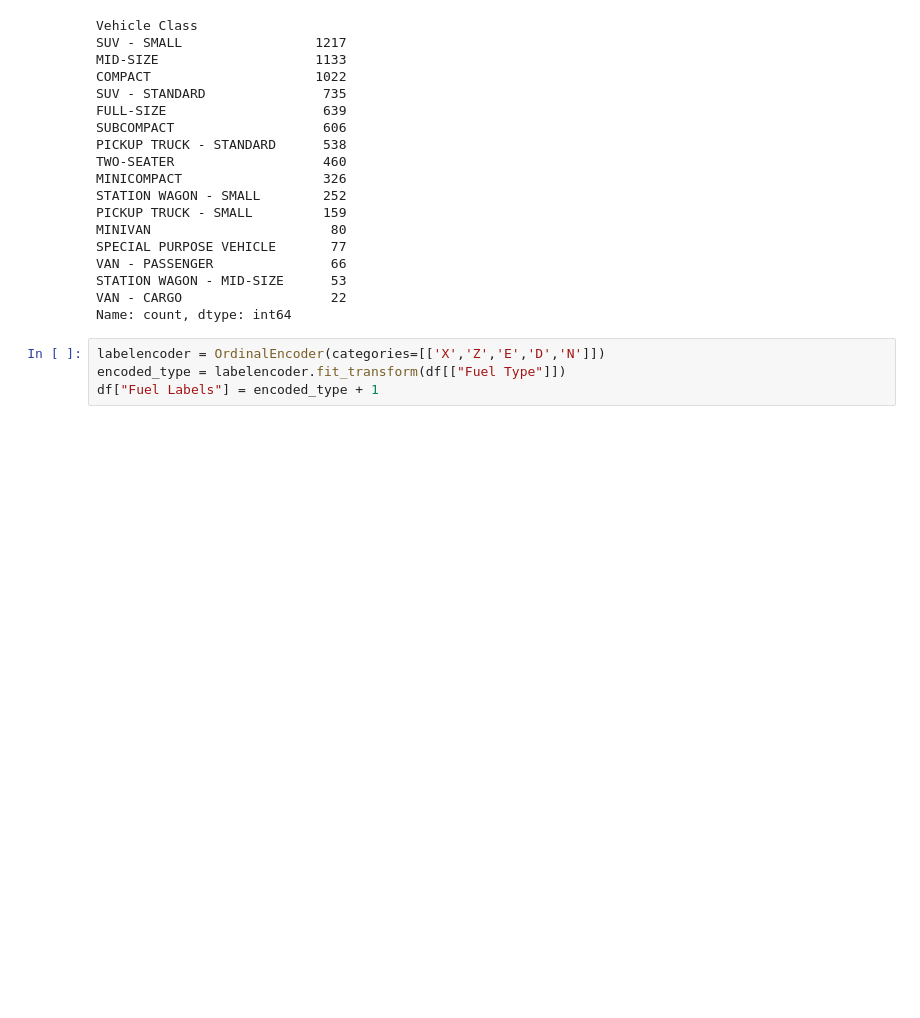
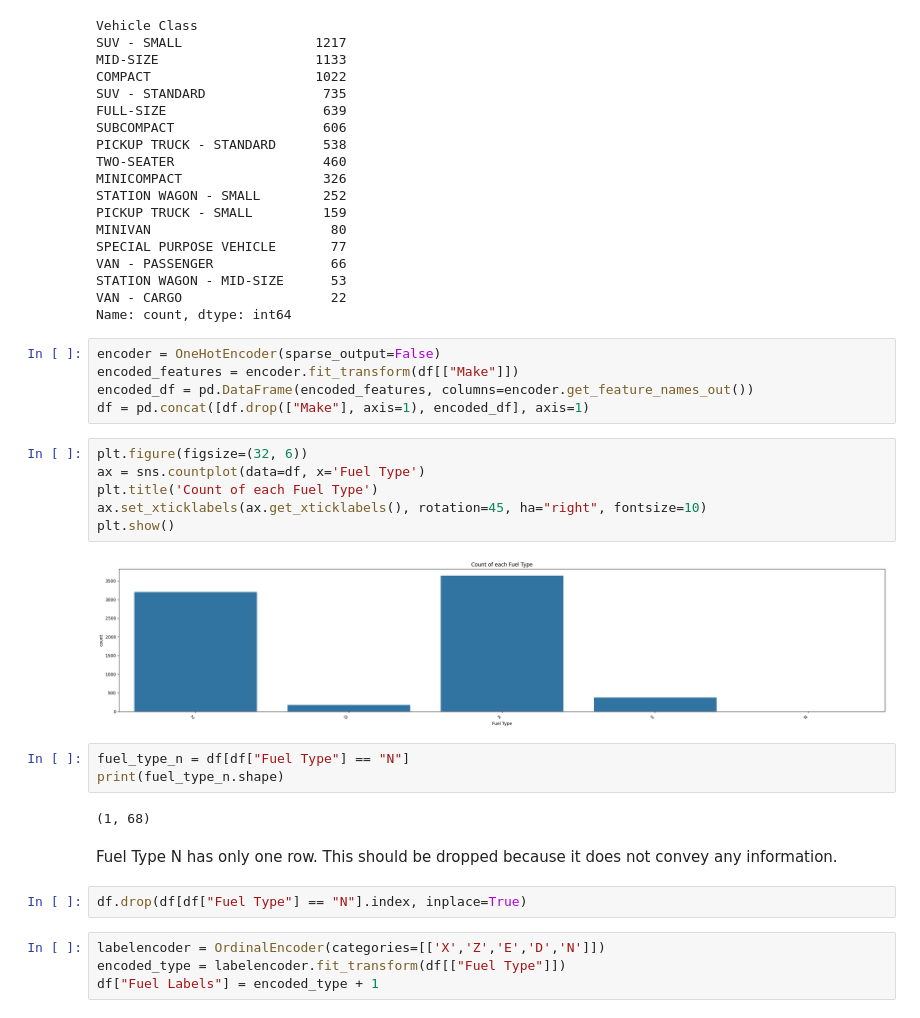
Before and after one commit to Hoseinrajabi1997/co2-emission, a Jupyter notebook: regression-co2-prediction.ipynb, the cells around one changed output. Drawn from its saved outputs; the diff is of its cells as text; blank space fills up the shorter version.

Commit message:
new plots and feature engineering

```diff
--- a/regression-co2-prediction.ipynb
+++ b/regression-co2-prediction.ipynb
@@ -144,6 +144,28 @@ VAN - PASSENGER               66
 STATION WAGON - MID-SIZE      53
 VAN - CARGO                   22
 Name: count, dtype: int64
+# %%
+encoder = OneHotEncoder(sparse_output=False)
+encoded_features = encoder.fit_transform(df[["Make"]])
+encoded_df = pd.DataFrame(encoded_features, columns=encoder.get_feature_names_out())
+df = pd.concat([df.drop(["Make"], axis=1), encoded_df], axis=1)
+# %%
+plt.figure(figsize=(32, 6))
+ax = sns.countplot(data=df, x='Fuel Type')
+plt.title('Count of each Fuel Type')
+ax.set_xticklabels(ax.get_xticklabels(), rotation=45, ha="right", fontsize=10)
+plt.show()
+# %% [output]
+[figure, added]
+# %%
+fuel_type_n = df[df["Fuel Type"] == "N"]
+print(fuel_type_n.shape)
+# %% [output]
+(1, 68)
+# %% [markdown]
+Fuel Type N has only one row. This should be dropped because it does not convey any information.
+# %%
+df.drop(df[df["Fuel Type"] == "N"].index, inplace=True)
 # %%
 labelencoder = OrdinalEncoder(categories=[['X','Z','E','D','N']])
 encoded_type = labelencoder.fit_transform(df[["Fuel Type"]])
```
